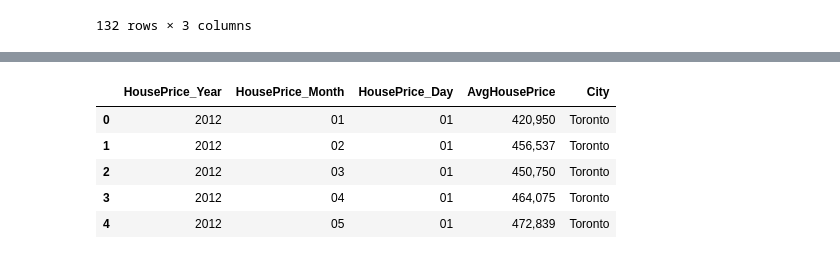
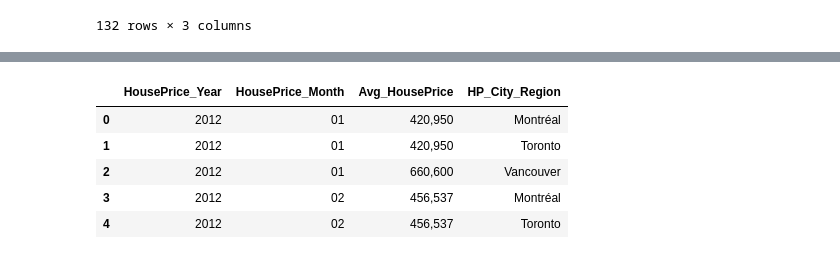
Before and after one commit to Ao-27/Project1_Group1_HousingMarket, a Jupyter notebook: group1_housing_solution.ipynb, the cells around one changed output, grey strips where cells are left out. Cells and saved outputs as stored; diff of their text form; code cells hidden in the pictures.

```diff
--- a/group1_housing_solution.ipynb
+++ b/group1_housing_solution.ipynb
@@ -669,0 +590,9 @@ See the caveats in the documentation: https://pandas.pydata.org/pandas-docs/stab
+# %%
+#Using Loc to select all rows for "HousePrice_Year", "HousePrice_Month","Vancouver".
+Vancouver_Avg_HP_df = reduced_HP_by_year_df.loc[:,["HousePrice_Year", "HousePrice_Month","Vancouver"]]
+Vancouver_Avg_HP_df.columns.values[2] = 'Avg_HousePrice'
+print(Vancouver_Avg_HP_df)
+
+#Creating new column named "City_Region" = "Vancouver"
+Vancouver_Avg_HP_df["HP_City_Region"] = "Vancouver"
+print(Vancouver_Avg_HP_df)
@@ -669,0 +617,9 @@ See the caveats in the documentation: https://pandas.pydata.org/pandas-docs/stab
+# %%
+#Using Loc to select all rows for "HousePrice_Year", "HousePrice_Month","Vancouver".
+Toronto_Avg_HP_df = reduced_HP_by_year_df.loc[:,["HousePrice_Year", "HousePrice_Month","Toronto"]]
+Toronto_Avg_HP_df.columns.values[2] = 'Avg_HousePrice'
+print(Toronto_Avg_HP_df)
+
+#Creating new column named "City_Region" = "Vancouver"
+Toronto_Avg_HP_df["HP_City_Region"] = "Toronto"
+print(Toronto_Avg_HP_df)
@@ -669,0 +644,9 @@ See the caveats in the documentation: https://pandas.pydata.org/pandas-docs/stab
+# %%
+#Using Loc to select all rows for "HousePrice_Year", "HousePrice_Month","Vancouver".
+Montreal_Avg_HP_df = reduced_HP_by_year_df.loc[:,["HousePrice_Year", "HousePrice_Month","Toronto"]]
+Montreal_Avg_HP_df.columns.values[2] = 'Avg_HousePrice'
+print(Montreal_Avg_HP_df)
+
+#Creating new column named "City_Region" = "Vancouver"
+Montreal_Avg_HP_df["HP_City_Region"] = "Montréal"
+print(Montreal_Avg_HP_df)
@@ -670,16 +671,22 @@ See the caveats in the documentation: https://pandas.pydata.org/pandas-docs/stab
 # %%
-#Total_Analysis_HP_by_Year_DF = Updated_HP_by_Year_DF[["HousePrice_Year","HousePrice_Month","HousePrice_Day","Vancouver","Toronto","Montreal"]]
-#Total_Analysis_HP_by_Year_DF
+#Use pd.concat to union the data rather than to join it on an axis.
 
-avg_hp_df = pd.concat([Tor_Analysis_HP_by_Year_DF,Van_Analysis_HP_by_Year_DF,Mtl_Analysis_HP_by_Year_DF])
+avg_hp_df = pd.concat([Vancouver_Avg_HP_df,Toronto_Avg_HP_df,Montreal_Avg_HP_df])
+
+#Sort Values
+avg_hp_df = avg_hp_df.sort_values(by=["HousePrice_Year", "HousePrice_Month", "HP_City_Region"], ascending=True)
+
+#reset the index so that the index is now based on the sort.
+avg_hp_df = avg_hp_df.reset_index(drop=True)
+
 avg_hp_df.head()
 # %% [output]
-|  | HousePrice_Year | HousePrice_Month | HousePrice_Day | AvgHousePrice | City |
-| 0 | 2012 | 01 | 01 | 420,950 | Toronto |
-| 1 | 2012 | 02 | 01 | 456,537 | Toronto |
-| 2 | 2012 | 03 | 01 | 450,750 | Toronto |
-| 3 | 2012 | 04 | 01 | 464,075 | Toronto |
-| 4 | 2012 | 05 | 01 | 472,839 | Toronto |
+|  | HousePrice_Year | HousePrice_Month | Avg_HousePrice | HP_City_Region |
+| 0 | 2012 | 01 | 420,950 | Montréal |
+| 1 | 2012 | 01 | 420,950 | Toronto |
+| 2 | 2012 | 01 | 660,600 | Vancouver |
+| 3 | 2012 | 02 | 456,537 | Montréal |
+| 4 | 2012 | 02 | 456,537 | Toronto |
 # %%
 #Creating a test cell for the "if + elif" row ... as For (?) LOOP to populate a data frame. I'm not 100% certain the cells above are executing 100% of everything we need.
 
```
Also changed, not shown: parts of 10 cells of this notebook.
